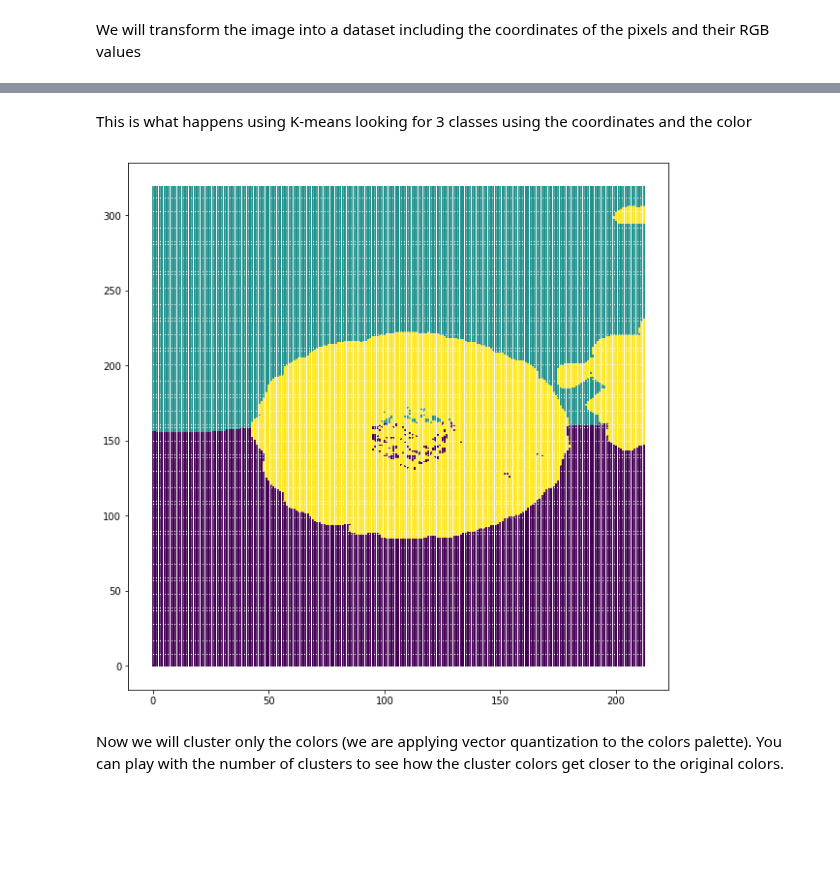
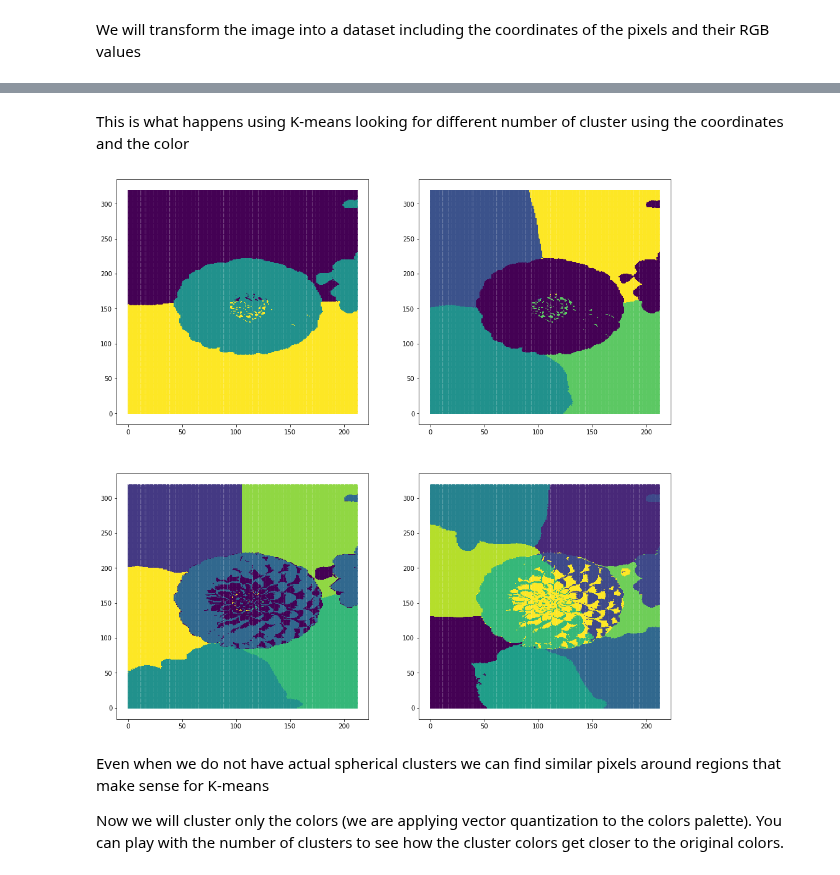
Before and after one commit to bejar/URLNotebooks, a Jupyter notebook: Notebooks/Non interactive/08DensityBased.ipynb, the cells around one changed output, grey strips where cells are left out. Cells and saved outputs as stored; diff of their text form; code cells hidden in the pictures; blank space fills up the shorter version.

```diff
--- a/Notebooks/Non interactive/08DensityBased.ipynb
+++ b/Notebooks/Non interactive/08DensityBased.ipynb
@@ -35,14 +32,17 @@ plt.scatter(mdata[:, 0], mdata[:, 1], c=mdata[:, 2:]/255.0, s=2, marker='+');
 # %% [markdown]
-This is what happens using K-means looking for 3 classes using the coordinates and the color
+This is what happens using K-means looking for different number of cluster using the coordinates and the color
 # %%
-nc=3
-
-km = KMeans(n_clusters=nc, n_jobs=-1)
-labels = km.fit_predict(mdata)
-plt.figure(figsize=(10,10))
-plt.scatter(mdata[:, 0], mdata[:, 1], c=np.array(labels)/len(np.unique(labels)), s=2, marker='+');
+lnc=[3,5,7,10]
+fig = plt.figure(figsize=(16,16))
+for i, nc in enumerate(lnc):
+    km = KMeans(n_clusters=nc, n_jobs=-1)
+    labels = km.fit_predict(mdata)
+    ax = fig.add_subplot(2,2,i+1)
+    plt.scatter(mdata[:, 0], mdata[:, 1], c=np.array(labels)/len(np.unique(labels)), s=2, marker='+');
 # %% [output]
-[figure, old version]
+[figure, new version]
 # %% [markdown]
+Even when we do not have actual spherical clusters we can find similar pixels around regions that make sense for K-means
+
 Now we will cluster only the colors (we are applying vector quantization to the colors palette). You can play with the number of clusters to see how the cluster colors get closer to the original colors.
 # %%
```
Also changed, not shown: parts of 7 cells of this notebook, 12 other files.
